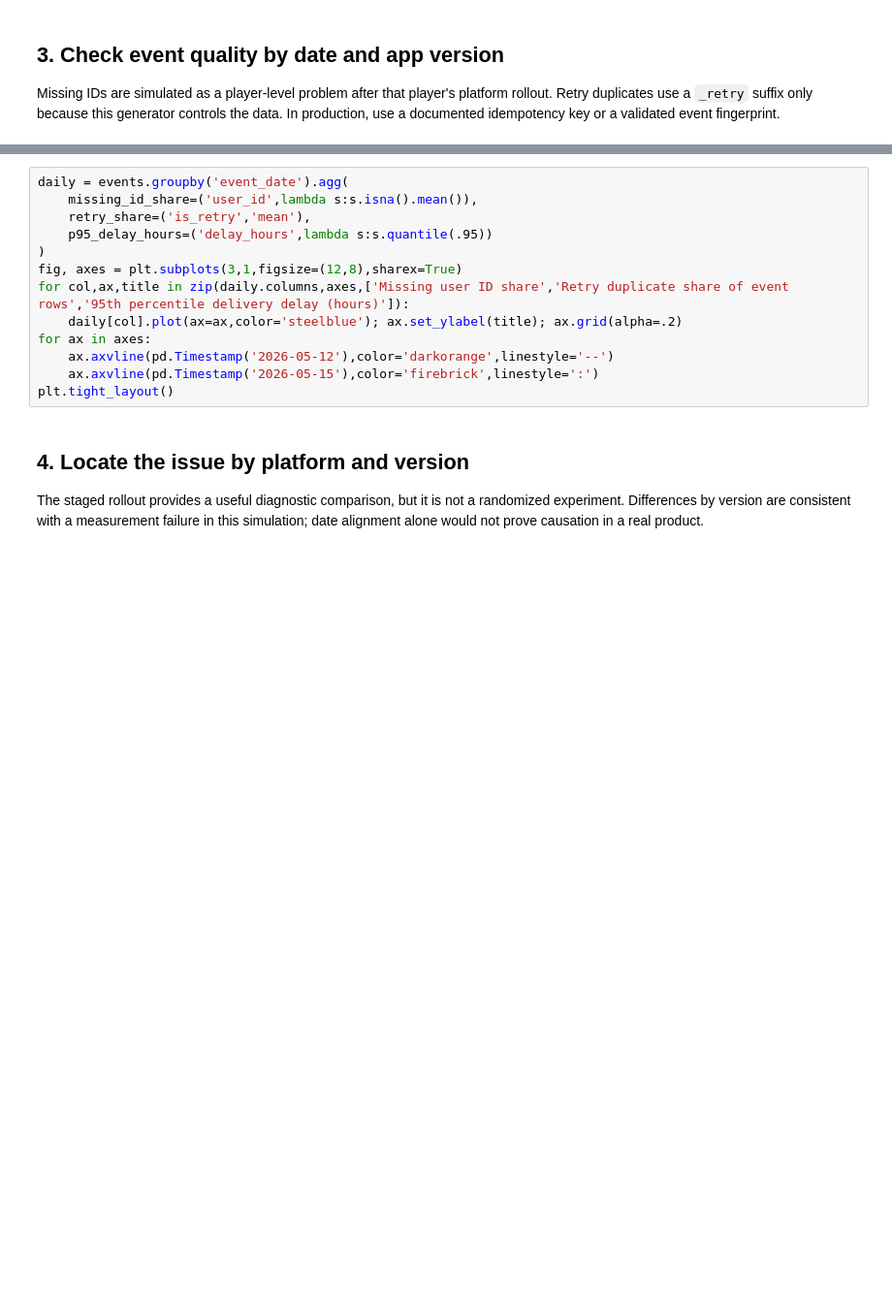
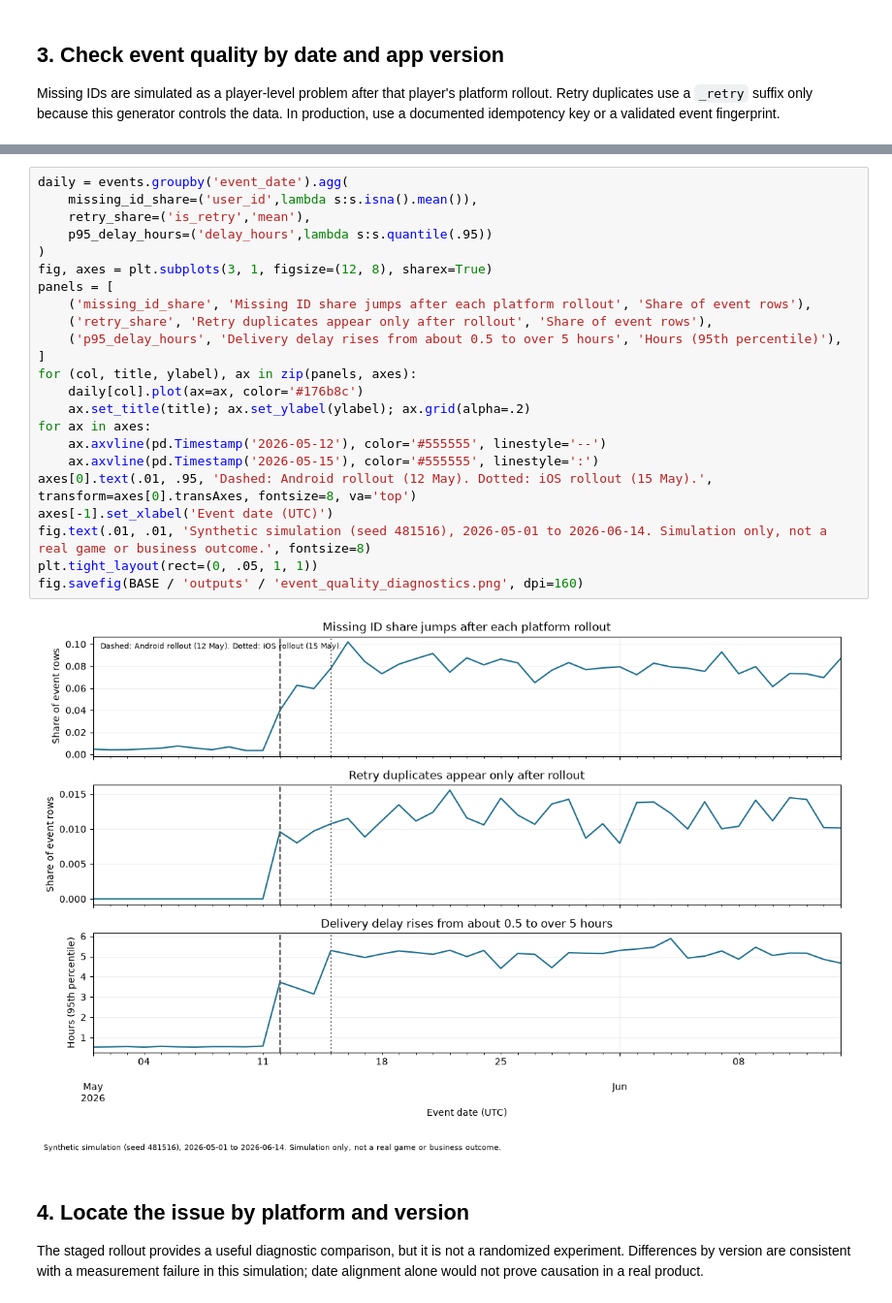
Before and after one commit to biziman/data-analyst-case-studies, a Jupyter notebook: 8-mobile-sdk-metric-drop/8-mobile-sdk-metric-drop.ipynb, the cells around one changed output, grey strips where cells are left out. Shown at 97% size. Drawn from its saved outputs; the diff is of its cells as text; blank space fills up the shorter version.

```diff
--- a/8-mobile-sdk-metric-drop/8-mobile-sdk-metric-drop.ipynb
+++ b/8-mobile-sdk-metric-drop/8-mobile-sdk-metric-drop.ipynb
@@ -74,16 +107,28 @@ quality.head()
 # %%
 daily = events.groupby('event_date').agg(
     missing_id_share=('user_id',lambda s:s.isna().mean()),
     retry_share=('is_retry','mean'),
     p95_delay_hours=('delay_hours',lambda s:s.quantile(.95))
 )
-fig, axes = plt.subplots(3,1,figsize=(12,8),sharex=True)
-for col,ax,title in zip(daily.columns,axes,['Missing user ID share','Retry duplicate share of event rows','95th percentile delivery delay (hours)']):
-    daily[col].plot(ax=ax,color='steelblue'); ax.set_ylabel(title); ax.grid(alpha=.2)
+fig, axes = plt.subplots(3, 1, figsize=(12, 8), sharex=True)
+panels = [
+    ('missing_id_share', 'Missing ID share jumps after each platform rollout', 'Share of event rows'),
+    ('retry_share', 'Retry duplicates appear only after rollout', 'Share of event rows'),
+    ('p95_delay_hours', 'Delivery delay rises from about 0.5 to over 5 hours', 'Hours (95th percentile)'),
+]
+for (col, title, ylabel), ax in zip(panels, axes):
+    daily[col].plot(ax=ax, color='#176b8c')
+    ax.set_title(title); ax.set_ylabel(ylabel); ax.grid(alpha=.2)
 for ax in axes:
-    ax.axvline(pd.Timestamp('2026-05-12'),color='darkorange',linestyle='--')
-    ax.axvline(pd.Timestamp('2026-05-15'),color='firebrick',linestyle=':')
-plt.tight_layout()
+    ax.axvline(pd.Timestamp('2026-05-12'), color='#555555', linestyle='--')
+    ax.axvline(pd.Timestamp('2026-05-15'), color='#555555', linestyle=':')
+axes[0].text(.01, .95, 'Dashed: Android rollout (12 May). Dotted: iOS rollout (15 May).', transform=axes[0].transAxes, fontsize=8, va='top')
+axes[-1].set_xlabel('Event date (UTC)')
+fig.text(.01, .01, 'Synthetic simulation (seed 481516), 2026-05-01 to 2026-06-14. Simulation only, not a real game or business outcome.', fontsize=8)
+plt.tight_layout(rect=(0, .05, 1, 1))
+fig.savefig(BASE / 'outputs' / 'event_quality_diagnostics.png', dpi=160)
+# %% [output]
+[figure, added]
 # %% [markdown]
 ## 4. Locate the issue by platform and version
 The staged rollout provides a useful diagnostic comparison, but it is not a randomized experiment. Differences by version are consistent with a measurement failure in this simulation; date alignment alone would not prove causation in a real product.
```
Also changed, not shown: parts of 10 cells of this notebook, 6 other files.
